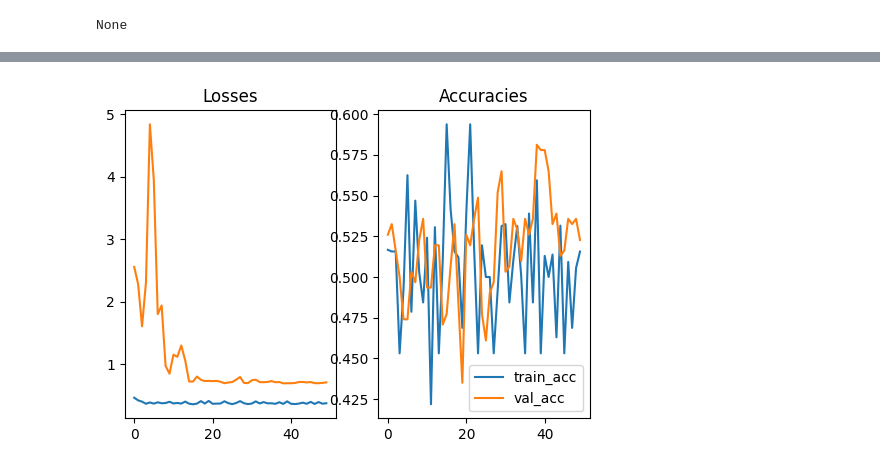
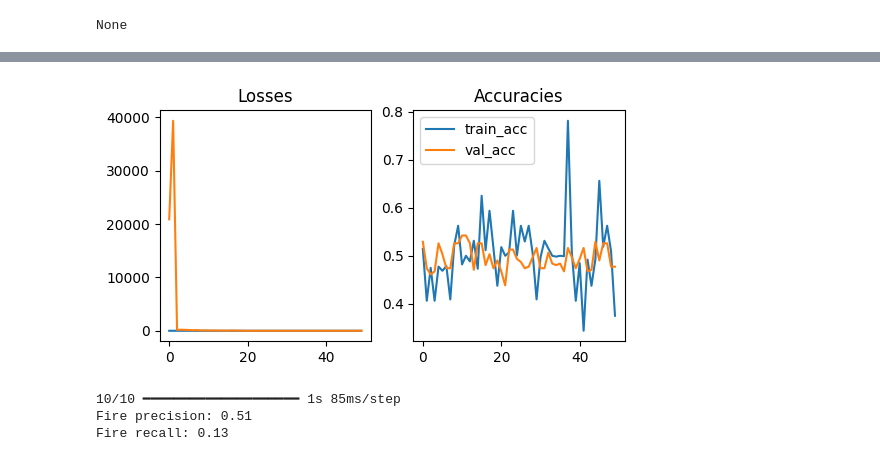
Before and after one commit to BGSs2019/cv_fire_detection, a Jupyter notebook: nb.ipynb, the cells around one changed output, grey strips where cells are left out. Cells and saved outputs as stored; diff of their text form; code cells hidden in the pictures.

```diff
--- a/nb.ipynb
+++ b/nb.ipynb
@@ -15,7 +24,7 @@ from tensorflow.keras.optimizers import SGD
 # %%
 # константы
-INIT_LR = 0.1
-BATCH_SIZE = 64
+INIT_LR = 1.0
+BATCH_SIZE = 32
 NUM_EPOCHS = 50
 lr_find = True
 # %%
@@ -247,24 +256,38 @@ WARNING:absl:You are saving your model as an HDF5 file via `model.save()` or `ke
 # %%
 # кривая обучения
 N = np.arange(0, NUM_EPOCHS)
 
-plt.figure(figsize=(6,4))
+plt.figure(figsize=(6, 3))
 
 plt.subplot(121)
 plt.title("Losses")
 plt.plot(N, H.history["loss"], label="train_loss")
 plt.plot(N, H.history["val_loss"], label="val_loss")
 
 plt.subplot(122)
 plt.title("Accuracies")
 plt.plot(N, H.history["accuracy"], label="train_acc")
 plt.plot(N, H.history["val_accuracy"], label="val_acc")
 
 
 plt.legend()
 plt.savefig("output/training_plot.png")
 # %% [output]
-[figure, old version]
+[figure, new version]
+# %%
+# расчет метрик
+fire_predictions = [round(elem[0]) for elem in model.predict(images_val)]
+fire_target = [elem[0] for elem in labels_val_fire]
+
+fire_precision = precision_score(fire_target, fire_predictions)
+fire_recall = recall_score(fire_target, fire_predictions)
+
+print(f'Fire precision: {round(fire_precision, 2)}')
+print(f'Fire recall: {round(fire_recall, 2)}')
+# %% [output]
+10/10 ━━━━━━━━━━━━━━━━━━━━ 1s 85ms/step
+Fire precision: 0.51
+Fire recall: 0.13
 # %%
 # обучение и сохранение модели для детекции дыма
 print("[INFO] training network...")
```
Also changed, not shown: parts of 5 cells of this notebook.
